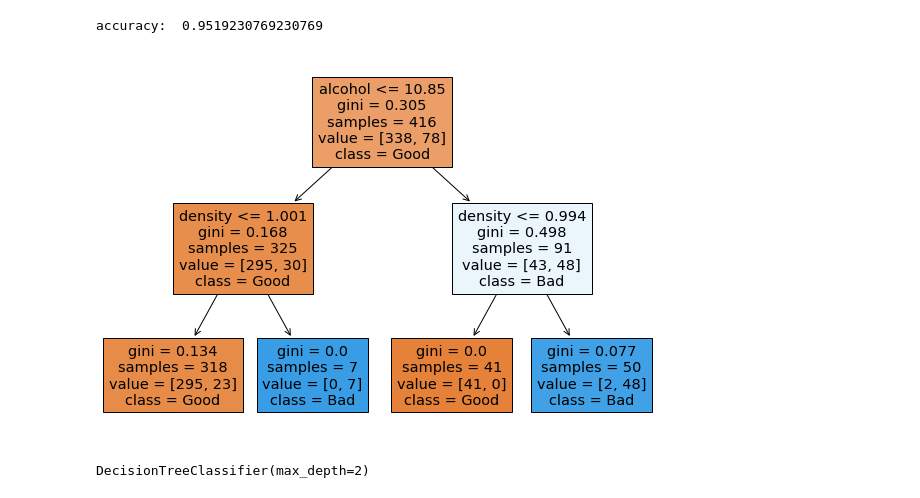
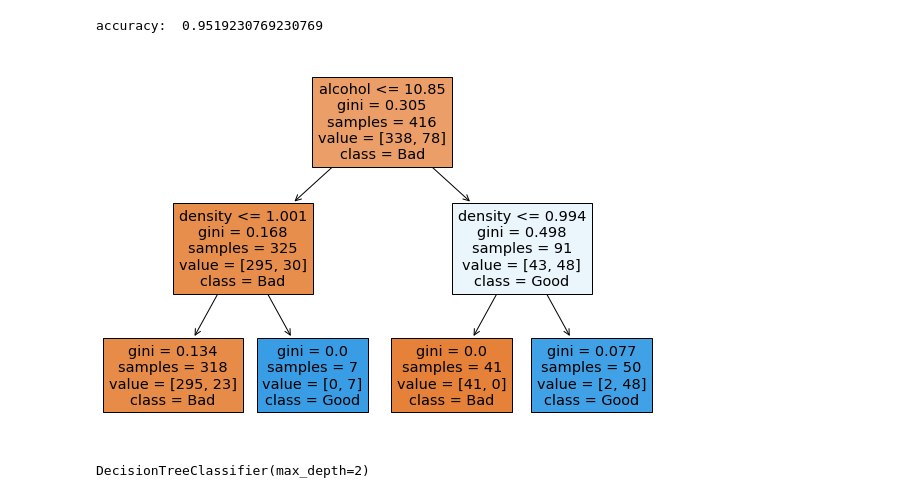
Before and after one commit to bgt90/JCDS-AH-0304-Classification, a Jupyter notebook: Klasifikasi.ipynb, the cells around one changed output. Saved outputs shown, nothing was run; the diff lists cells and outputs as text; code cells hidden in the pictures.

```diff
--- a/Klasifikasi.ipynb
+++ b/Klasifikasi.ipynb
@@ -696,7 +696,7 @@ accuracy:  0.9519230769230769
 from sklearn.tree import plot_tree
 # %%
 plt.figure(figsize=(10,7))
-plot_tree(tree, feature_names= list(X), class_names=['Good','Bad'],filled=True)
+plot_tree(tree, feature_names= list(X), class_names=['Bad','Good'],filled=True)
 plt.show()
 # %% [output]
-[figure, old version]
+[figure, new version]
```
Also changed, not shown: parts of 5 cells of this notebook.
